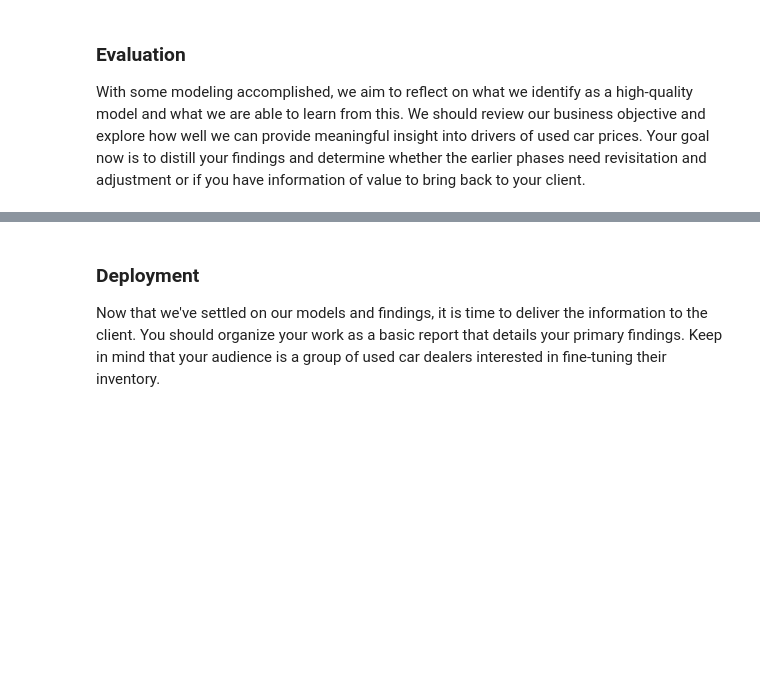
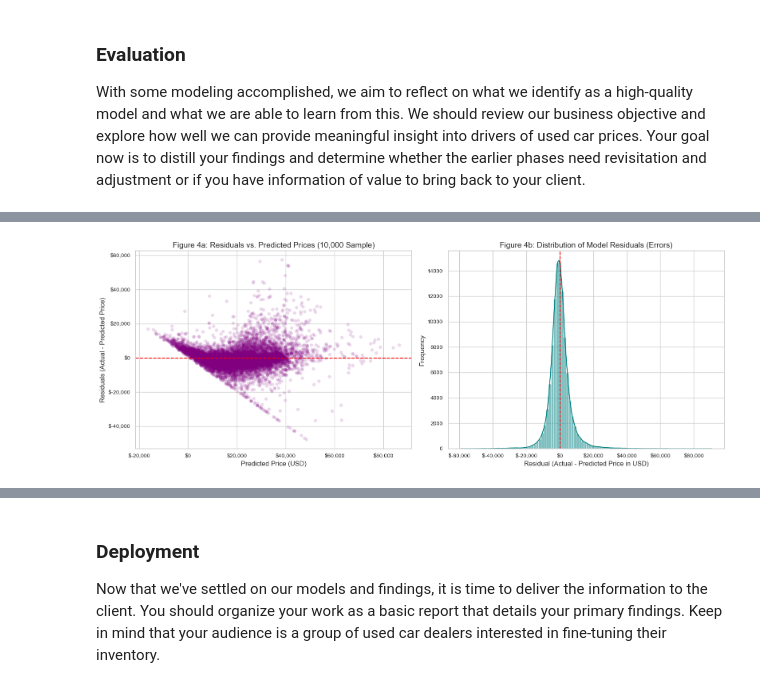
Before and after one commit to siraj-ahmed-cal/practical-application-2, a Jupyter notebook: prompt_II.ipynb, the cells around one changed output, grey strips where cells are left out. Drawn from its saved outputs; the diff is of its cells as text; code cells hidden in the pictures; blank space fills up the shorter version.

```diff
--- a/prompt_II.ipynb
+++ b/prompt_II.ipynb
@@ -715,0 +722,29 @@ With some modeling accomplished, we aim to reflect on what we identify as a high
+# %%
+# Create diagnostics plots for residuals to evaluate model assumptions
+y_pred_test_ridge = ridge_cv.predict(X_test_processed)
+residuals = y_test - y_pred_test_ridge
+
+fig, axes = plt.subplots(1, 2, figsize=(16, 6))
+
+# Plot 1: Residuals vs. Predicted Values (sample)
+df_res_sample = pd.DataFrame({'Predicted': y_pred_test_ridge, 'Residuals': residuals}).sample(10000, random_state=42)
+sns.scatterplot(data=df_res_sample, x='Predicted', y='Residuals', alpha=0.15, color='purple', ax=axes[0], edgecolor='none')
+axes[0].axhline(y=0, color='red', linestyle='--')
+axes[0].set_title('Figure 4a: Residuals vs. Predicted Prices (10,000 Sample)')
+axes[0].set_xlabel('Predicted Price (USD)')
+axes[0].set_ylabel('Residuals (Actual - Predicted Price)')
+axes[0].xaxis.set_major_formatter(plt.FuncFormatter(lambda x, loc: f"${int(x):,}"))
+axes[0].yaxis.set_major_formatter(plt.FuncFormatter(lambda y, loc: f"${int(y):,}"))
+
+# Plot 2: Distribution of Residuals
+sns.histplot(residuals, bins=100, kde=True, color='teal', ax=axes[1])
+axes[1].axvline(x=0, color='red', linestyle='--')
+axes[1].set_title('Figure 4b: Distribution of Model Residuals (Errors)')
+axes[1].set_xlabel('Residual (Actual - Predicted Price in USD)')
+axes[1].set_ylabel('Frequency')
+axes[1].xaxis.set_major_formatter(plt.FuncFormatter(lambda x, loc: f"${int(x):,}"))
+
+plt.tight_layout()
+plt.show()
+# %% [output]
+[figure, added]
```
Also changed, not shown: parts of 2 cells of this notebook.
